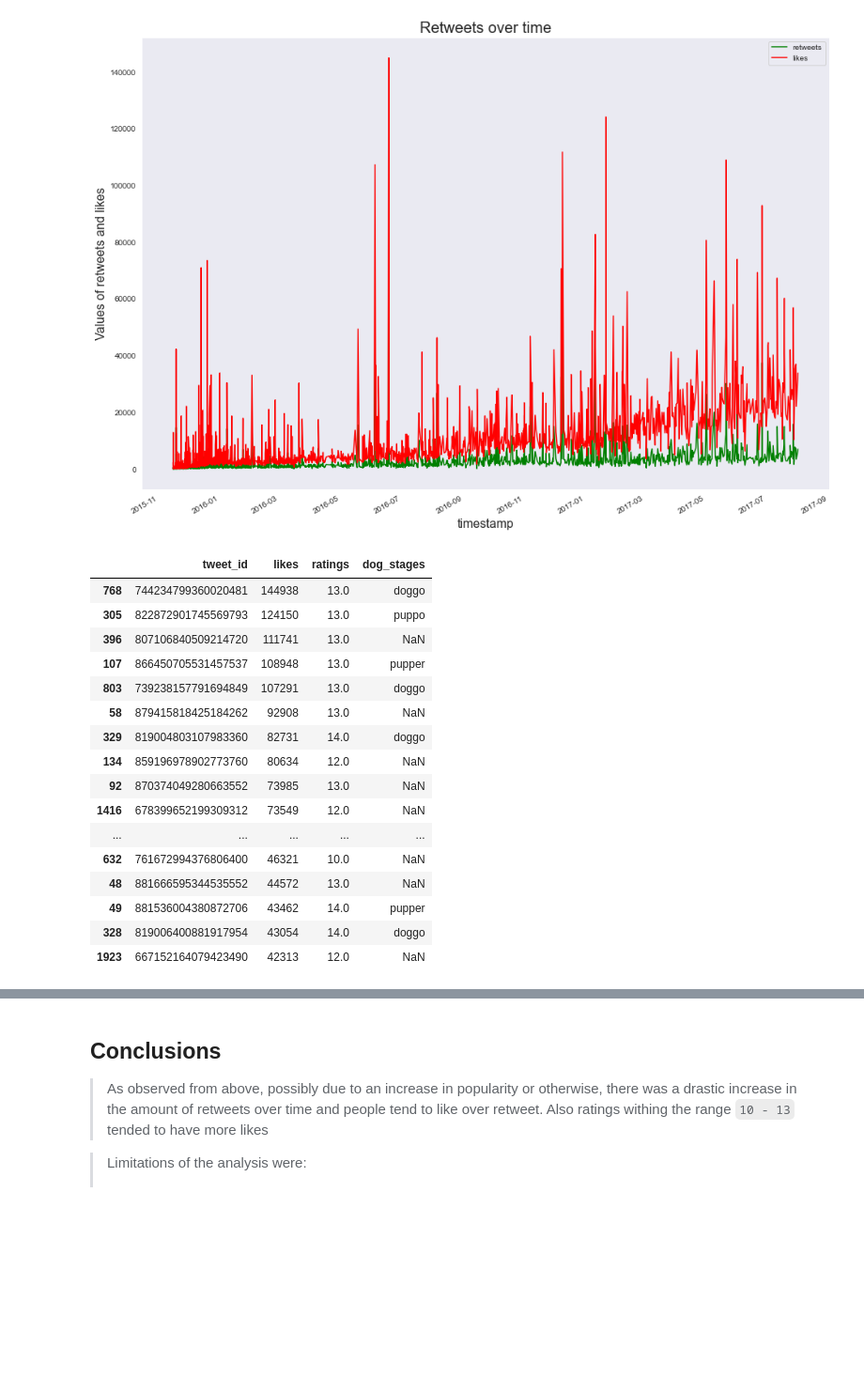
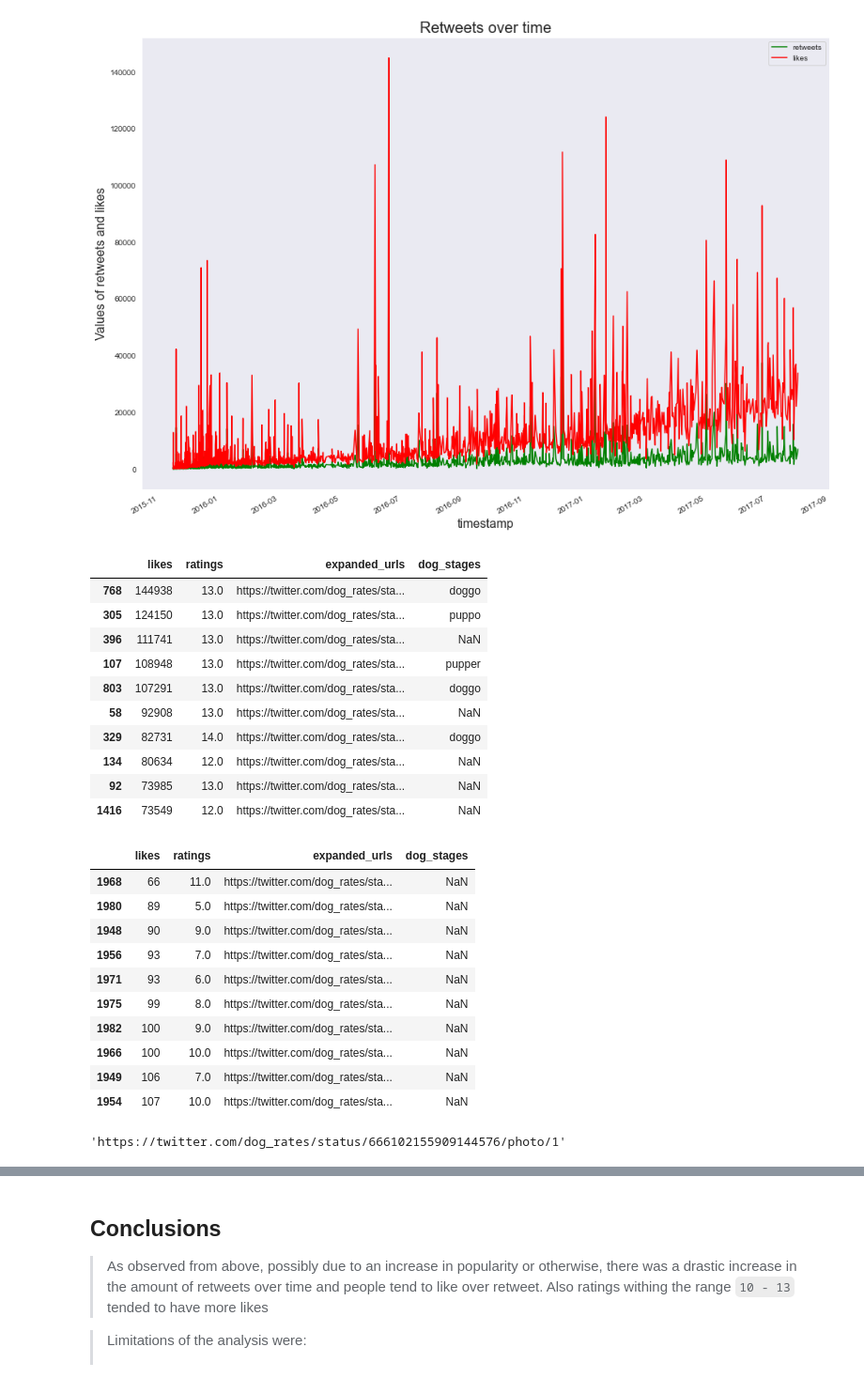
Before and after one commit to Uju-Chinedum/WeRateDogs-Twitter-Archive, a Jupyter notebook: WeRateDogs Twitter Archive.ipynb, the cells around one changed output, grey strips where cells are left out. Shown: that part at 94% size. Drawn from its saved outputs; the diff is of its cells as text; code cells hidden in the pictures; blank space fills up the shorter version.

```diff
--- a/WeRateDogs Twitter Archive.ipynb
+++ b/WeRateDogs Twitter Archive.ipynb
@@ -438,7 +439,7 @@ _**Fix missing values**: Since there is no way to get the values, and they are a
 ##### _Code_
 # %%
 tweets_clean.drop(["in_reply_to_status_id", "in_reply_to_user_id", "retweeted_status_id",
-                "retweeted_status_user_id", "retweeted_status_timestamp", "expanded_urls"],
+                "retweeted_status_user_id", "retweeted_status_timestamp"],
               axis = 1, inplace = True)
 # %% [markdown]
 ##### _Test_
@@ -605,7 +648,7 @@ _**Renaming every column in the `images` data frame**: Giving every column descr
 ##### _Code_
 # %%
 images_clean.rename({
-    "jpg_url": "image_url"
+    "jpg_url": "image_url",
     "img_num": "image_number",
     "p1": "prediction1",
     "p1_conf": "prediction1_confidence",
@@ -890,22 +935,37 @@ matpy.show()
 # %% [output]
 [figure]
 # %%
-data.sort_values("likes", ascending = False)[["tweet_id","likes", "ratings", "dog_stages"]].head(30)
+highest_likes = data.sort_values("likes", ascending = False)[["likes", "ratings",
+                                                              "expanded_urls", "dog_stages"]]
+highest_likes.head(10)
 # %% [output]
-|  | tweet_id | likes | ratings | dog_stages |
-| 768 | 744234799360020481 | 144938 | 13.0 | doggo |
-| 305 | 822872901745569793 | 124150 | 13.0 | puppo |
-| 396 | 807106840509214720 | 111741 | 13.0 | NaN |
-| 107 | 866450705531457537 | 108948 | 13.0 | pupper |
-| 803 | 739238157791694849 | 107291 | 13.0 | doggo |
-| 58 | 879415818425184262 | 92908 | 13.0 | NaN |
-| 329 | 819004803107983360 | 82731 | 14.0 | doggo |
-| 134 | 859196978902773760 | 80634 | 12.0 | NaN |
-| 92 | 870374049280663552 | 73985 | 13.0 | NaN |
-| 1416 | 678399652199309312 | 73549 | 12.0 | NaN |
-| ... | ... | ... | ... | ... |
-| 632 | 761672994376806400 | 46321 | 10.0 | NaN |
-| 48 | 881666595344535552 | 44572 | 13.0 | NaN |
-| 49 | 881536004380872706 | 43462 | 14.0 | pupper |
-| 328 | 819006400881917954 | 43054 | 14.0 | doggo |
-| 1923 | 667152164079423490 | 42313 | 12.0 | NaN |
+|  | likes | ratings | expanded_urls | dog_stages |
+| 768 | 144938 | 13.0 | https://twitter.com/dog_rates/sta... | doggo |
+| 305 | 124150 | 13.0 | https://twitter.com/dog_rates/sta... | puppo |
+| 396 | 111741 | 13.0 | https://twitter.com/dog_rates/sta... | NaN |
+| 107 | 108948 | 13.0 | https://twitter.com/dog_rates/sta... | pupper |
+| 803 | 107291 | 13.0 | https://twitter.com/dog_rates/sta... | doggo |
+| 58 | 92908 | 13.0 | https://twitter.com/dog_rates/sta... | NaN |
+| 329 | 82731 | 14.0 | https://twitter.com/dog_rates/sta... | doggo |
+| 134 | 80634 | 12.0 | https://twitter.com/dog_rates/sta... | NaN |
+| 92 | 73985 | 13.0 | https://twitter.com/dog_rates/sta... | NaN |
+| 1416 | 73549 | 12.0 | https://twitter.com/dog_rates/sta... | NaN |
+# %%
+lowest_likes = data.sort_values("likes")[["likes", "ratings", "expanded_urls", "dog_stages"]]
+lowest_likes.head(10)
+# %% [output]
+|  | likes | ratings | expanded_urls | dog_stages |
+| 1968 | 66 | 11.0 | https://twitter.com/dog_rates/sta... | NaN |
+| 1980 | 89 | 5.0 | https://twitter.com/dog_rates/sta... | NaN |
+| 1948 | 90 | 9.0 | https://twitter.com/dog_rates/sta... | NaN |
+| 1956 | 93 | 7.0 | https://twitter.com/dog_rates/sta... | NaN |
+| 1971 | 93 | 6.0 | https://twitter.com/dog_rates/sta... | NaN |
+| 1975 | 99 | 8.0 | https://twitter.com/dog_rates/sta... | NaN |
+| 1982 | 100 | 9.0 | https://twitter.com/dog_rates/sta... | NaN |
+| 1966 | 100 | 10.0 | https://twitter.com/dog_rates/sta... | NaN |
+| 1949 | 106 | 7.0 | https://twitter.com/dog_rates/sta... | NaN |
+| 1954 | 107 | 10.0 | https://twitter.com/dog_rates/sta... | NaN |
+# %%
+lowest_likes["expanded_urls"].values[0]
+# %% [output]
+'https://twitter.com/dog_rates/status/666102155909144576/photo/1'
```
Also changed, not shown: parts of 29 cells of this notebook, 5 other files.
